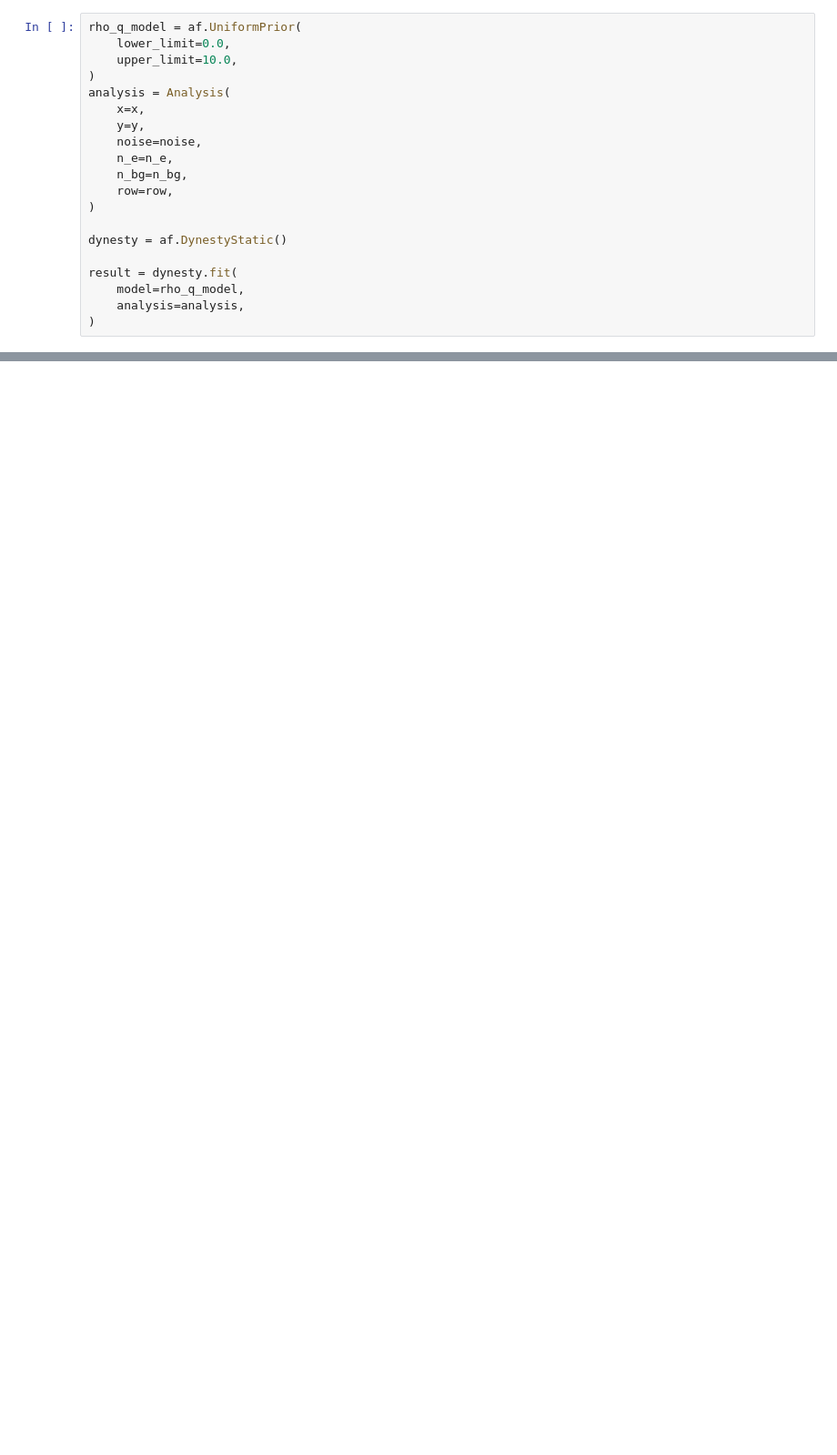
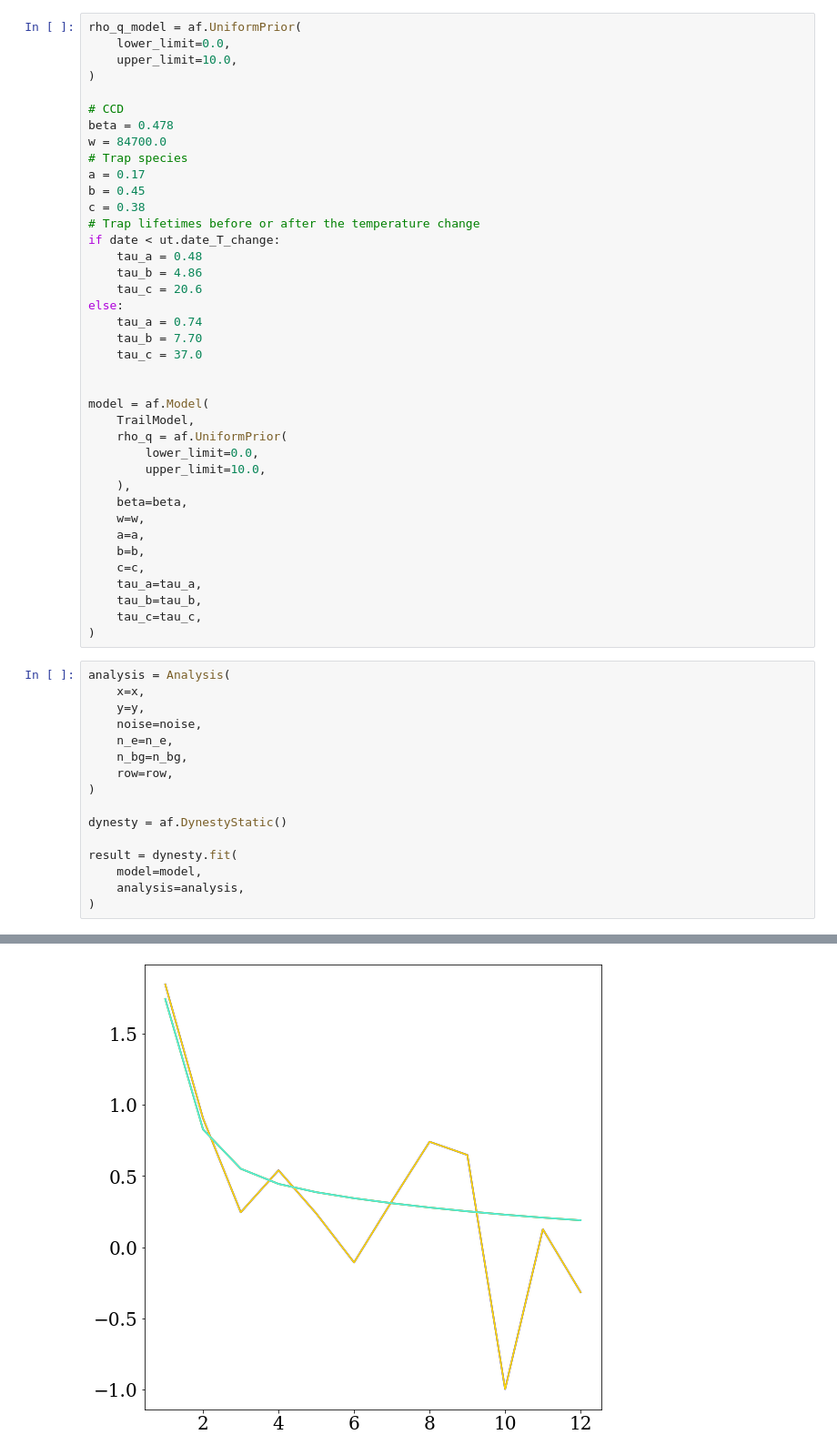
Before and after one commit to jkeger/warm_pixels, a Jupyter notebook: notebooks/autofit_example.ipynb, the cells around one changed output, grey strips where cells are left out. Shown at 91% size. Saved outputs shown, nothing was run; the diff lists cells and outputs as text; blank space fills up the shorter version.

```diff
--- a/notebooks/autofit_example.ipynb
+++ b/notebooks/autofit_example.ipynb
@@ -92,8 +109,43 @@ ImportError: cannot import name 'SimpleFit' from 'autoarray.fit.fit_dataset' (/U
+# %%
+rho_q_model = af.UniformPrior(
+    lower_limit=0.0,
+    upper_limit=10.0,
+)
+
+# CCD
+beta = 0.478
+w = 84700.0
+# Trap species
+a = 0.17
+b = 0.45
+c = 0.38
+# Trap lifetimes before or after the temperature change
+if date < ut.date_T_change:
+    tau_a = 0.48
+    tau_b = 4.86
+    tau_c = 20.6
+else:
+    tau_a = 0.74
+    tau_b = 7.70
+    tau_c = 37.0
+
+
+model = af.Model(
+    TrailModel,
+    rho_q = af.UniformPrior(
+        lower_limit=0.0,
+        upper_limit=10.0,
+    ),
+    beta=beta,
+    w=w,
+    a=a,
+    b=b,
+    c=c,
+    tau_a=tau_a,
+    tau_b=tau_b,
+    tau_c=tau_c,
+)
 # %%
-rho_q_model = af.UniformPrior(
-    lower_limit=0.0,
-    upper_limit=10.0,
-)
 analysis = Analysis(
     x=x,
     y=y,
@@ -106,6 +158,7 @@ analysis = Analysis(
 dynesty = af.DynestyStatic()
 
 result = dynesty.fit(
-    model=rho_q_model,
+    model=model,
     analysis=analysis,
 )
+# %% [output]
@@ -111,0 +177 @@ result = dynesty.fit(
+[figure, added]
```
Also changed, not shown: parts of 4 cells of this notebook.
